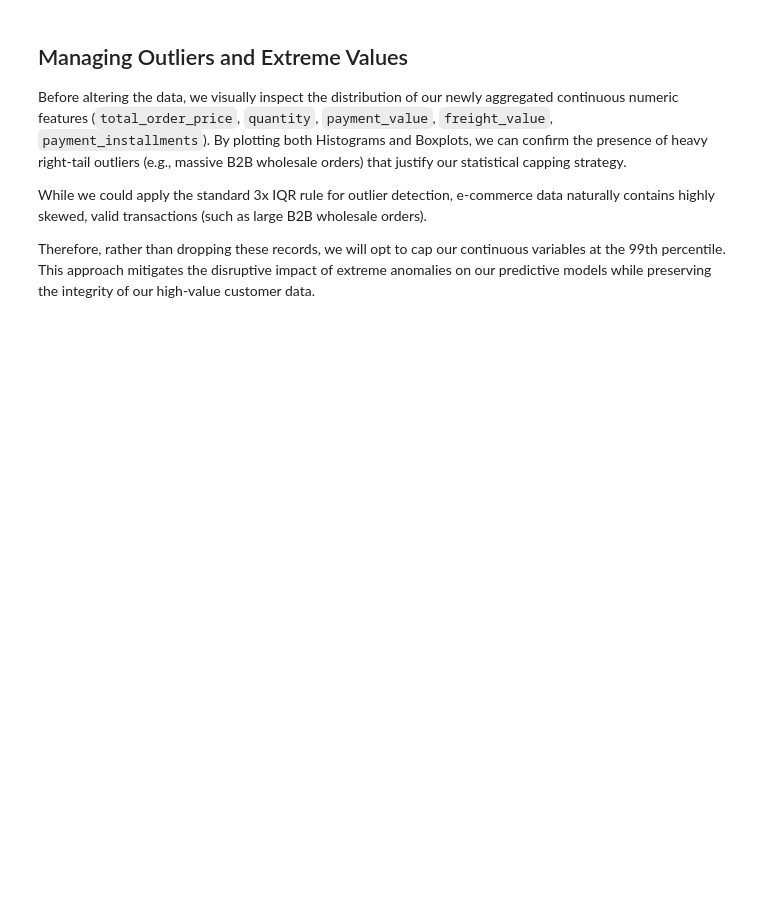
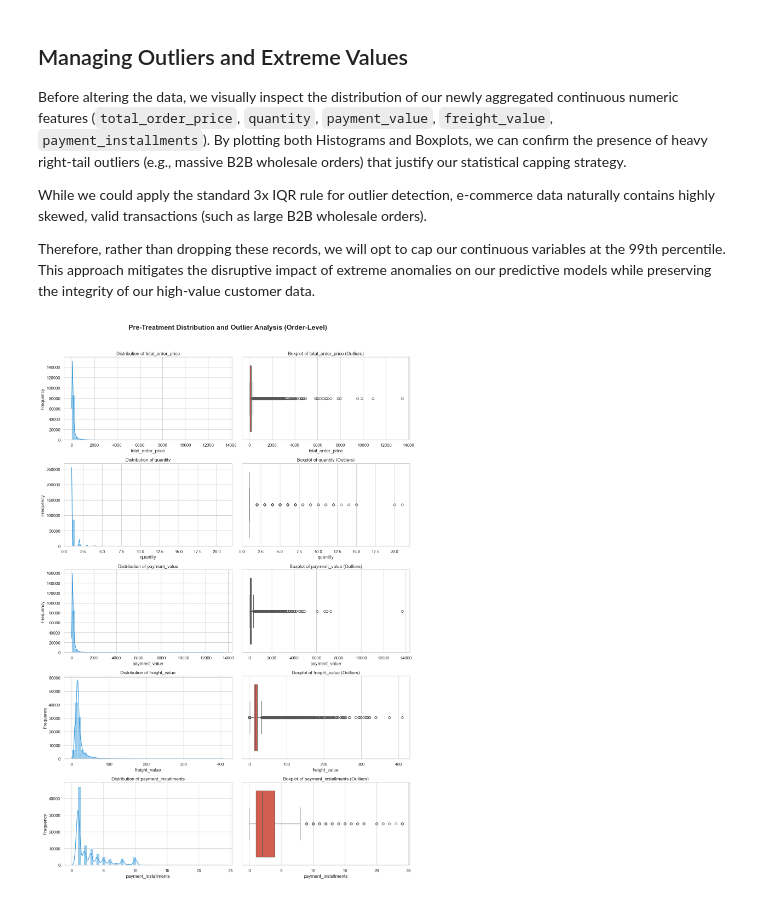
Before and after one commit to ialwayslikedgrime/data_science_exercises, a Jupyter notebook: lab_3.ipynb, the cells around one changed output. Saved outputs shown, nothing was run; the diff lists cells and outputs as text; code cells hidden in the pictures; blank space fills up the shorter version.

```diff
--- a/lab_3.ipynb
+++ b/lab_3.ipynb
@@ -407,24 +407,26 @@ Therefore, rather than dropping these records, we will opt to cap our continuous
 # %%
 import matplotlib.pyplot as plt
 import seaborn as sns
 
 # Define our continuous numeric columns
 numeric_cols = ['total_order_price', 'quantity', 'payment_value', 'freight_value', 'payment_installments']
 
 # Set up the visual grid
 sns.set_theme(style="whitegrid")
 fig, axes = plt.subplots(nrows=len(numeric_cols), ncols=2, figsize=(14, 20))
 fig.suptitle('Pre-Treatment Distribution and Outlier Analysis (Order-Level)', fontsize=18, fontweight='bold', y=1.02)
 
 for i, col in enumerate(numeric_cols):
     # Plot 1: Histogram
-    sns.histplot(df_rfm_base[col], bins=50, kde=True, color='#3498db', ax=axes[i, 0])
+    sns.histplot(df[col], bins=50, kde=True, color='#3498db', ax=axes[i, 0])
     axes[i, 0].set_title(f'Distribution of {col}', fontsize=12)
     axes[i, 0].set_ylabel('Frequency')
 
     # Plot 2: Boxplot
-    sns.boxplot(x=df_rfm_base[col], color='#e74c3c', ax=axes[i, 1])
+    sns.boxplot(x=df[col], color='#e74c3c', ax=axes[i, 1])
     axes[i, 1].set_title(f'Boxplot of {col} (Outliers)', fontsize=12)
 
 plt.tight_layout()
 plt.show()
+# %% [output]
+[figure, added]
```
Also changed, not shown: parts of 7 cells of this notebook.
